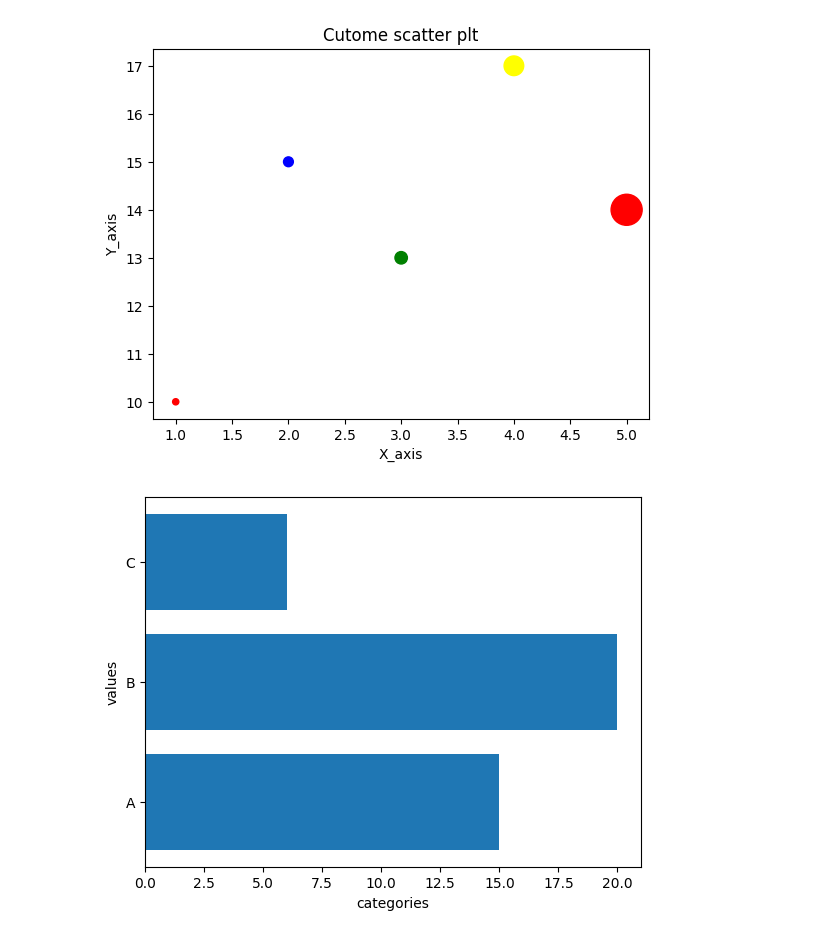
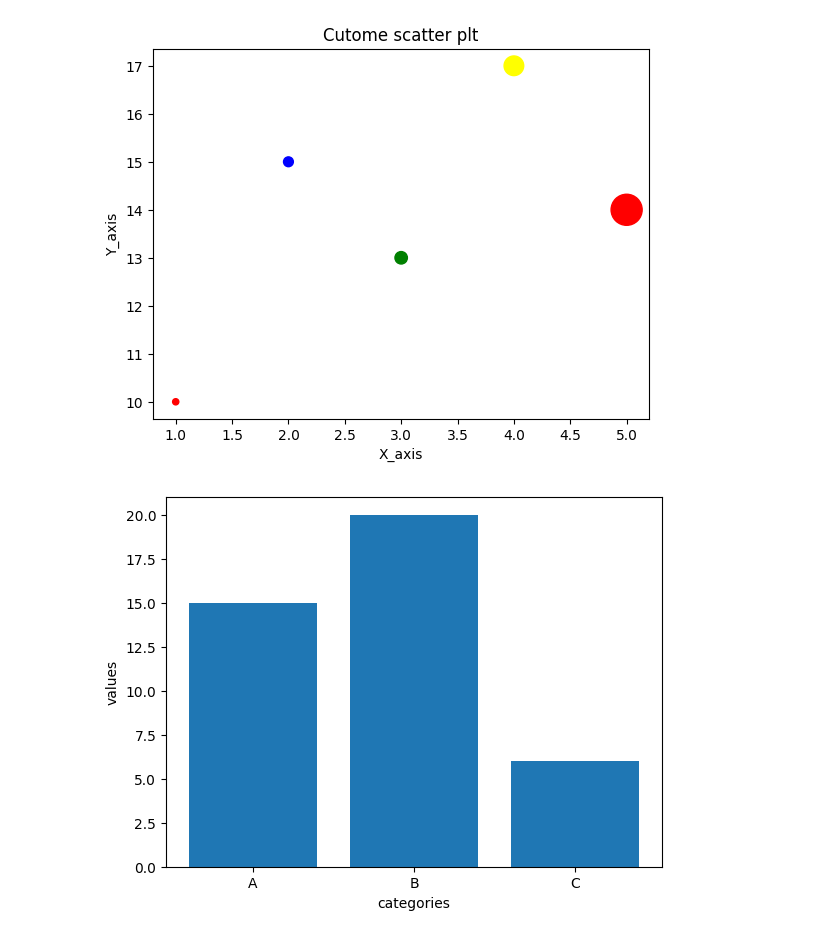
Before and after one commit to Azinkarimzad/phthon_SWC_24, a Jupyter notebook: day_1.ipynb, the cells around one changed output. Saved outputs shown, nothing was run; the diff lists cells and outputs as text; code cells hidden in the pictures.

```diff
--- a/day_1.ipynb
+++ b/day_1.ipynb
@@ -411,18 +411,18 @@ plt.show()
 # %%
 #Horizental bar chart
 categories=['A','B','C']
 values=[15,20,6]
 
 #create horizental charts
 
-plt.barh(categories,values)
+plt.bar(categories,values)
 
 #add titles and labels
 plt.xlabel('categories')
 plt.ylabel('values')
 
 #Display
 plt.show()
 #
 # %% [output]
-[figure, old version]
+[figure, new version]
```
